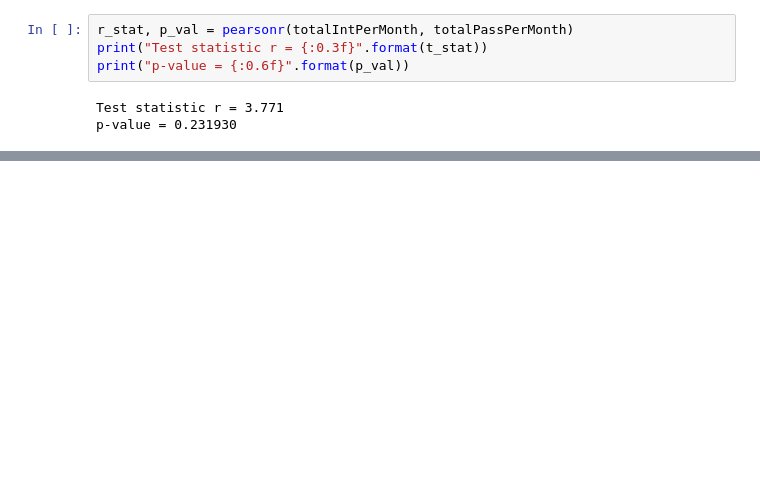
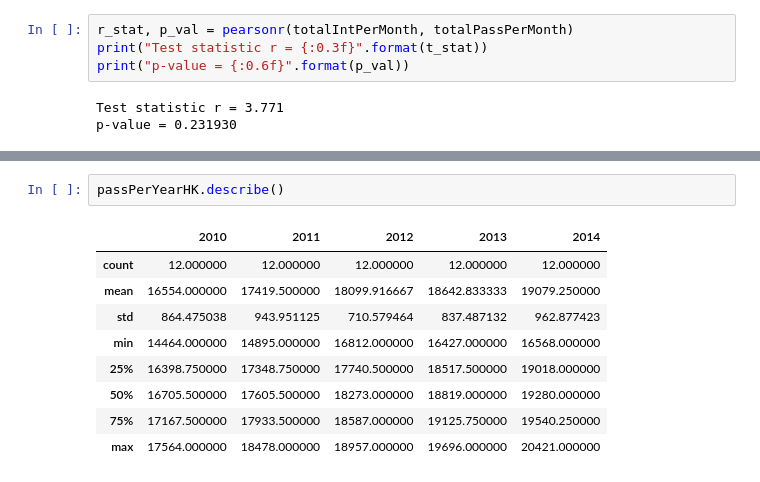
Before and after one commit to kylesantiago/-DATASCI-Final, a Jupyter notebook: [DATASCI] Final.ipynb, the cells around one changed output, grey strips where cells are left out. Cells and saved outputs as stored; diff of their text form; blank space fills up the shorter version.

```diff
--- a/[DATASCI] Final.ipynb
+++ b/[DATASCI] Final.ipynb
@@ -241,0 +301,12 @@ p-value = 0.231930
+# %%
+passPerYearHK.describe()
+# %% [output]
+|  | 2010 | 2011 | 2012 | 2013 | 2014 |
+| count | 12.000000 | 12.000000 | 12.000000 | 12.000000 | 12.000000 |
+| mean | 16554.000000 | 17419.500000 | 18099.916667 | 18642.833333 | 19079.250000 |
+| std | 864.475038 | 943.951125 | 710.579464 | 837.487132 | 962.877423 |
+| min | 14464.000000 | 14895.000000 | 16812.000000 | 16427.000000 | 16568.000000 |
+| 25% | 16398.750000 | 17348.750000 | 17740.500000 | 18517.500000 | 19018.000000 |
+| 50% | 16705.500000 | 17605.500000 | 18273.000000 | 18819.000000 | 19280.000000 |
+| 75% | 17167.500000 | 17933.500000 | 18587.000000 | 19125.750000 | 19540.250000 |
+| max | 17564.000000 | 18478.000000 | 18957.000000 | 19696.000000 | 20421.000000 |
```
Also changed, not shown: parts of 9 cells of this notebook, 2 other files.
